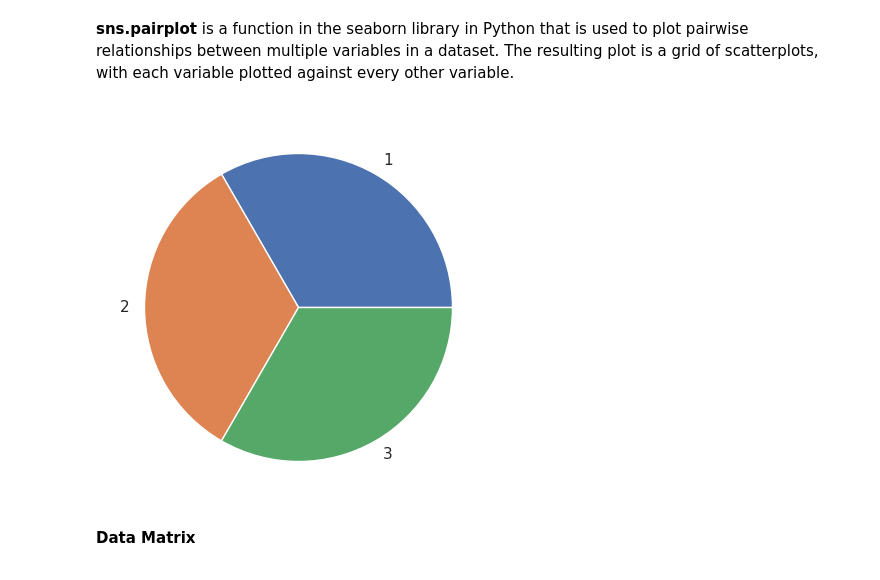
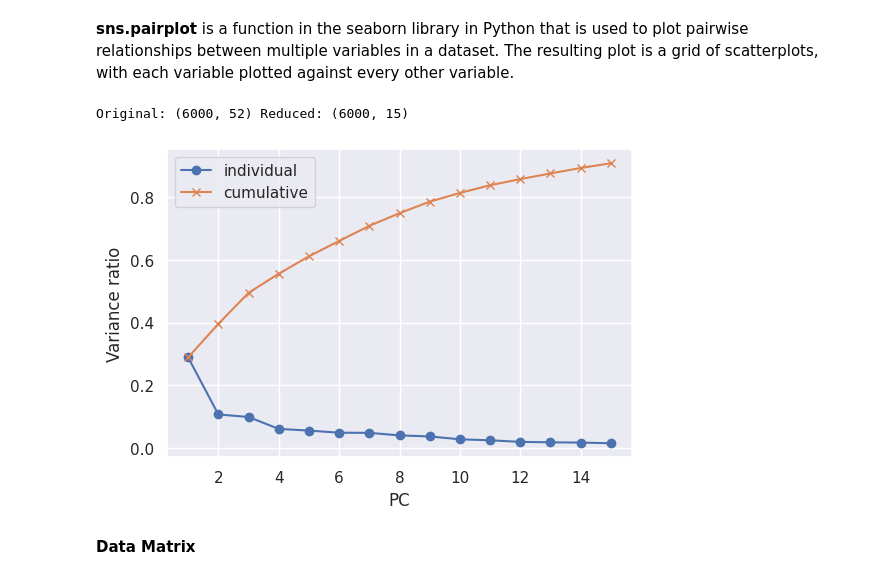
Before and after one commit to Ola-Steeve/INSE6220, a Jupyter notebook: Sample Project Classification with PyCaret.ipynb, the cells around one changed output. Saved outputs shown, nothing was run; the diff lists cells and outputs as text; code cells hidden in the pictures.

```diff
--- a/Sample Project Classification with PyCaret.ipynb
+++ b/Sample Project Classification with PyCaret.ipynb
@@ -180,12 +159,34 @@ Original: (6000, 35) Reduced: (6000, 16)
 # %% [markdown]
 **sns.pairplot** is a function in the seaborn library in Python that is used to plot pairwise relationships between multiple variables in a dataset. The resulting plot is a grid of scatterplots, with each variable plotted against every other variable.
-# %%
-y =df['class']
-y.value_counts().plot(kind='pie')
-plt.ylabel('')
-plt.show()
-# %% [output]
-[figure, removed]
+# %%
+
+X = df_small.drop(columns=['target']).select_dtypes(include=['number']).copy()
+y_cat = df_small['target'].astype('category')
+y = y_cat.cat.codes.values            # integers 0..K-1
+class_names = list(y_cat.cat.categories)
+
+X.replace([np.inf, -np.inf], np.nan, inplace=True)
+X.dropna(axis=1, how='all', inplace=True)        # drop all-NaN cols
+X = X.fillna(X.median(numeric_only=True))        # simple median impute
+
+
+scaler = StandardScaler()
+X_s = scaler.fit_transform(X)
+
+pca = PCA(n_components=0.90, svd_solver='full', random_state=42)
+X_pca = pca.fit_transform(X_s)
+
+print("Original:", X_s.shape, "Reduced:", X_pca.shape)
+
+evr = pca.explained_variance_ratio_
+cum = np.cumsum(evr)
+plt.figure(figsize=(6,4))
+plt.plot(range(1, len(evr)+1), evr, marker='o', label='individual')
+plt.plot(range(1, len(evr)+1), cum, marker='x', label='cumulative')
+plt.xlabel('PC'); plt.ylabel('Variance ratio'); plt.legend(); plt.grid(True); plt.show()
+# %% [output]
+Original: (6000, 52) Reduced: (6000, 15)
+[figure, added]
 # %% [markdown]
 **Data Matrix**
 # %%
```
Also changed, not shown: parts of 1 cell of this notebook.
